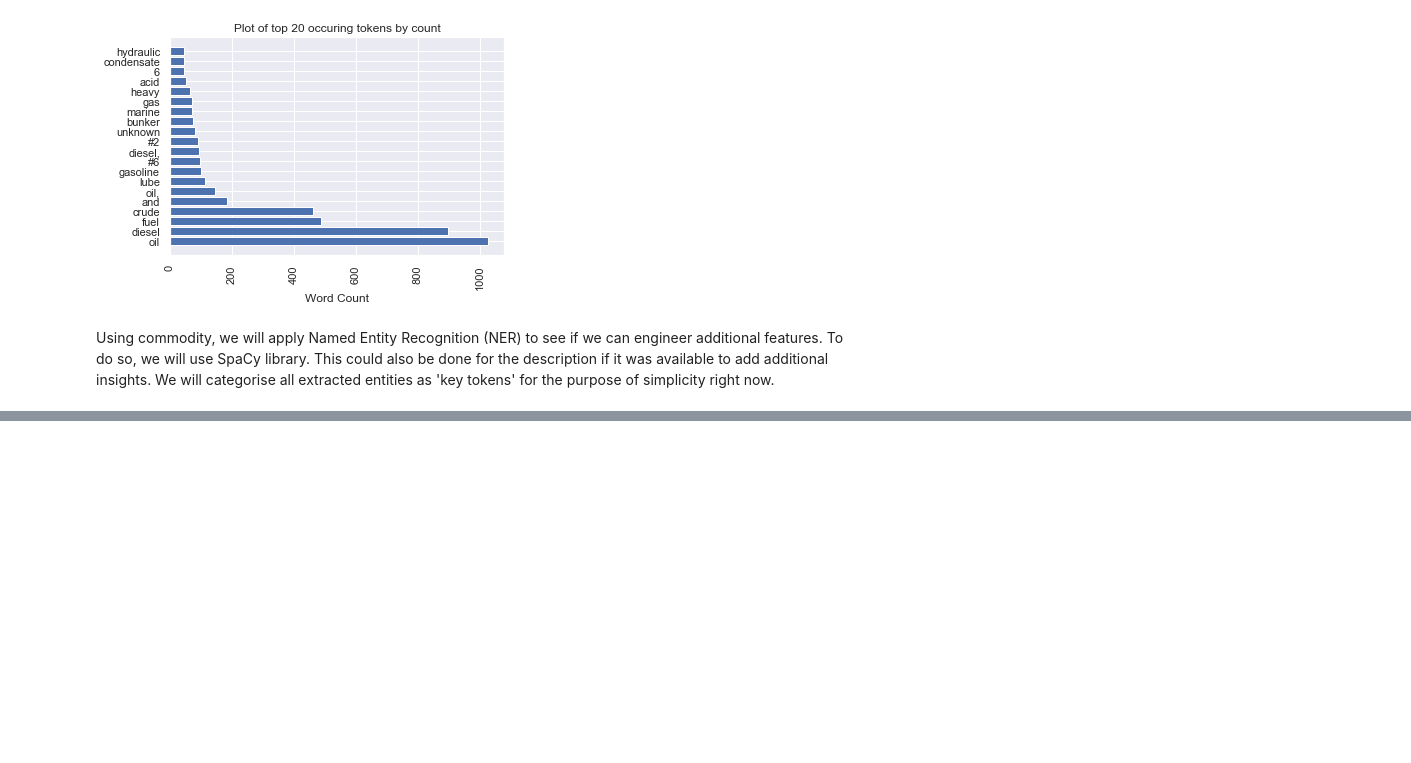
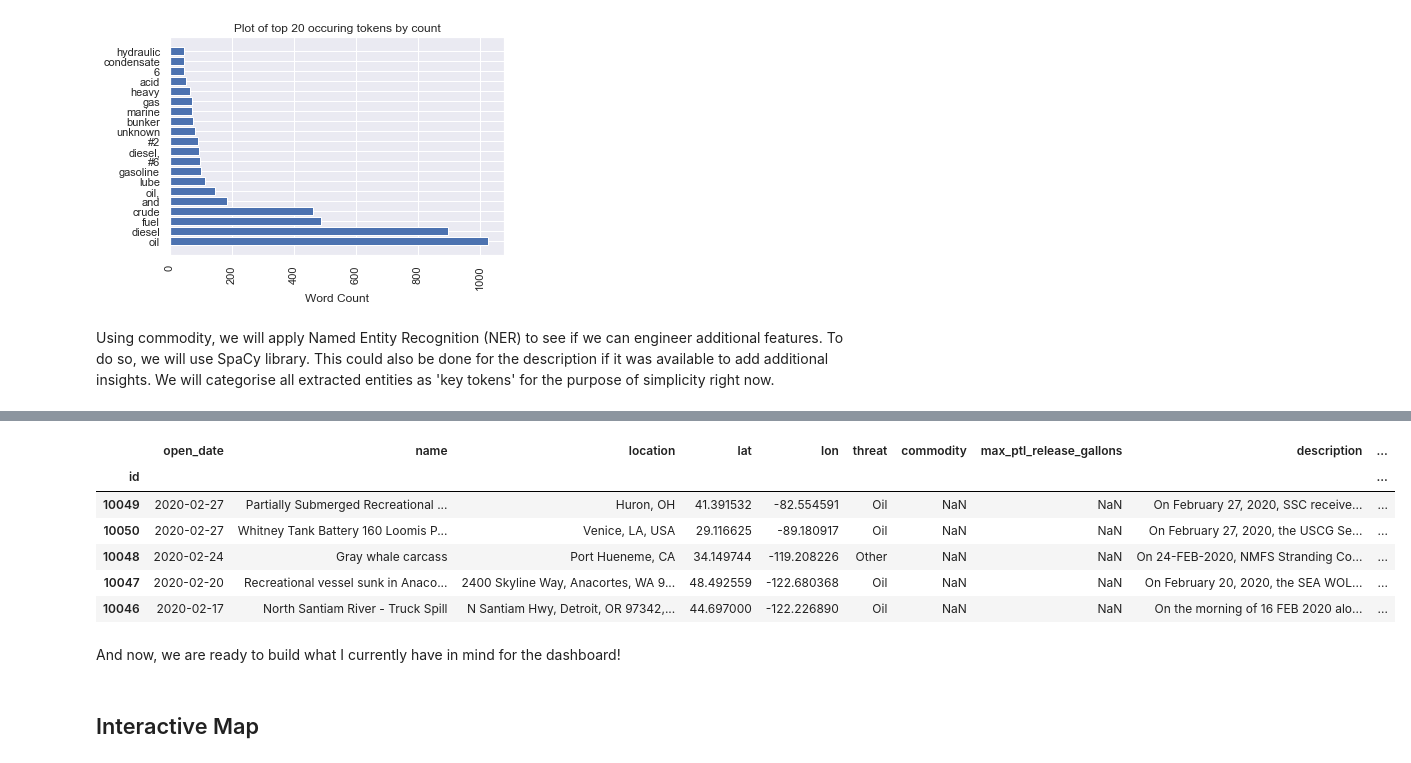
Before and after one commit to StevenVuong/EarthOrg, a Jupyter notebook: notebooks/EDA.ipynb, the cells around one changed output, grey strips where cells are left out. Saved outputs shown, nothing was run; the diff lists cells and outputs as text; code cells hidden in the pictures; blank space fills up the shorter version.

Commit message:
output key tokens

```diff
--- a/notebooks/EDA.ipynb
+++ b/notebooks/EDA.ipynb
@@ -267,5 +258,0 @@ array([nan, nan, nan, ..., 'Venezuelan crude oil, diesel fuel',
-# %%
-sample_commodity = oilspills['commodity'].values[1000]
-
-doc = nlp('European authorities fined Google a record $5.1 billion on Wednesday for abusing its power in the mobile phone market and ordered the company to alter its practices')
-pprint([(X.text, X.label_) for X in doc.ents])
@@ -278,0 +259,35 @@ Shutting down server on port 5000.
+# %%
+def get_named_entities(string_list: List) -> List:
+
+    entity_tuples = []
+    for string in string_list:
+
+        if isinstance(string, str):
+
+            doc = nlp(string)
+            entities = [(X.text, X.label_) for X in doc.ents]
+            entity_tuples.append(entities)
+
+        else:
+            entity_tuples.append(np.nan)
+
+    return entity_tuples
+# %%
+commmodity_entities = get_named_entities(oilspills['commodity'].values)
+description_entities = get_named_entities(oilspills['description'].values)
+# %%
+# we will label these entities as key_tokens
+oilspills['commodity_key_tokens'] = commmodity_entities
+oilspills['description_key_tokens'] = description_entities
+# %%
+oilspills.head()
+# %% [output]
+|  | open_date | name | location | lat | lon | threat | commodity | max_ptl_release_gallons | description | ... |
+| id |  |  |  |  |  |  |  |  |  | ... |
+| 10049 | 2020-02-27 | Partially Submerged Recreational ... | Huron, OH | 41.391532 | -82.554591 | Oil | NaN | NaN | On February 27, 2020, SSC receive... | ... |
+| 10050 | 2020-02-27 | Whitney Tank Battery 160 Loomis P... | Venice, LA, USA | 29.116625 | -89.180917 | Oil | NaN | NaN | On February 27, 2020, the USCG Se... | ... |
+| 10048 | 2020-02-24 | Gray whale carcass | Port Hueneme, CA | 34.149744 | -119.208226 | Other | NaN | NaN | On 24-FEB-2020, NMFS Stranding Co... | ... |
+| 10047 | 2020-02-20 | Recreational vessel sunk in Anaco... | 2400 Skyline Way, Anacortes, WA 9... | 48.492559 | -122.680368 | Oil | NaN | NaN | On February 20, 2020, the SEA WOL... | ... |
+| 10046 | 2020-02-17 | North Santiam River - Truck Spill | N Santiam Hwy, Detroit, OR 97342,... | 44.697000 | -122.226890 | Oil | NaN | NaN | On the morning of 16 FEB 2020 alo... | ... |
+# %% [markdown]
+And now, we are ready to build what I currently have in mind for the dashboard!
@@ -278,0 +296,2 @@ Shutting down server on port 5000.
+# %% [markdown]
+## Interactive Map
```
Also changed, not shown: parts of 7 cells of this notebook, 1 other file.
